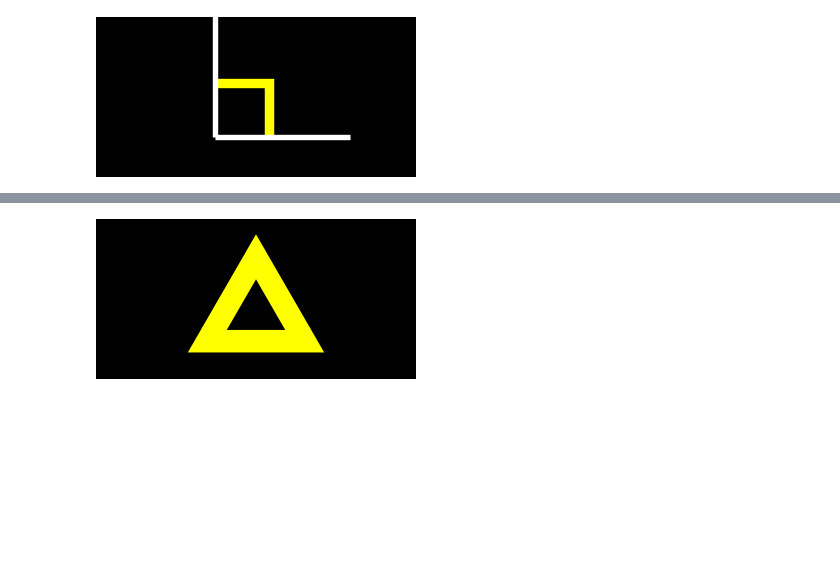
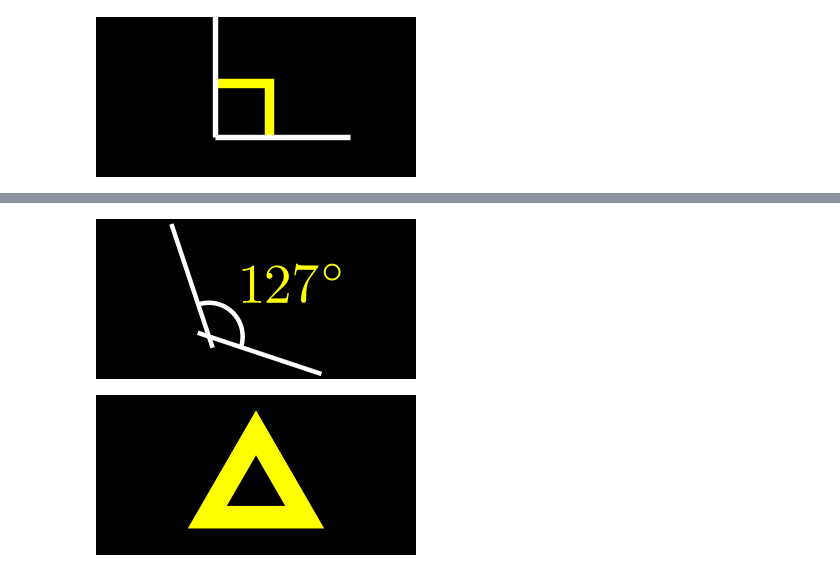
Before and after one commit to kolibril13/mobject-gallery, a Jupyter notebook: Mobjects_Basics.ipynb, the cells around one changed output, grey strips where cells are left out. Cells and saved outputs as stored; diff of their text form; code cells hidden in the pictures; blank space fills up the shorter version.

```diff
--- a/Mobjects_Basics.ipynb
+++ b/Mobjects_Basics.ipynb
@@ -237,3 +254,26 @@ name_snippet_pairs[image_full_name] = snippet
+# %%
+%%manim $params
+class Example(ZoomedScene):
+    def construct(self):
+        line1 = Line((LEFT+(1/3)*UP)*0.1, RIGHT+(1/3)*DOWN)
+        line2 = Line((DOWN+(1/3)*RIGHT)*0.1, UP+(1/3)*LEFT)
+        angle = Angle(line1, line2, radius=0.3)
+        value = Integer(angle.get_value(degrees=True), unit="^{\circ}", color=YELLOW)
+        value.next_to(angle, UR,buff=0)
+
+        self.add(VGroup(line1, line2, angle, value).move_to(ORIGIN))
+        self.camera.frame.scale(1/5)
+image_full_name = "Angle_get_value.png"
+snippet = """
+line1 = Line((LEFT+(1/3)*UP)*0.1, RIGHT+(1/3)*DOWN)
+line2 = Line((DOWN+(1/3)*RIGHT)*0.1, UP+(1/3)*LEFT)
+angle = Angle(line1, line2, radius=0.3)
+value = Integer(angle.get_value(degrees=True), unit="^{\circ}", color=YELLOW)
+value.next_to(angle, UR,buff=0)
+"""
+name_snippet_pairs[image_full_name] = snippet
+# %% [output]
+[figure, added]
 # %%
 %%manim $params
 class Example(ZoomedScene):
```
Also changed, not shown: parts of 8 cells of this notebook, 38 other files.
